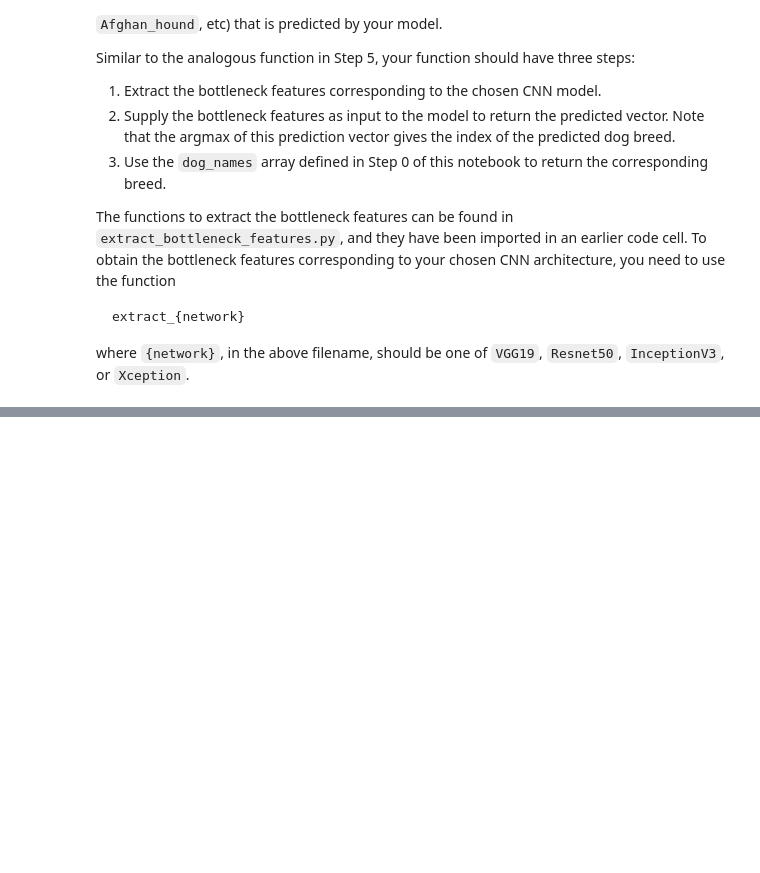
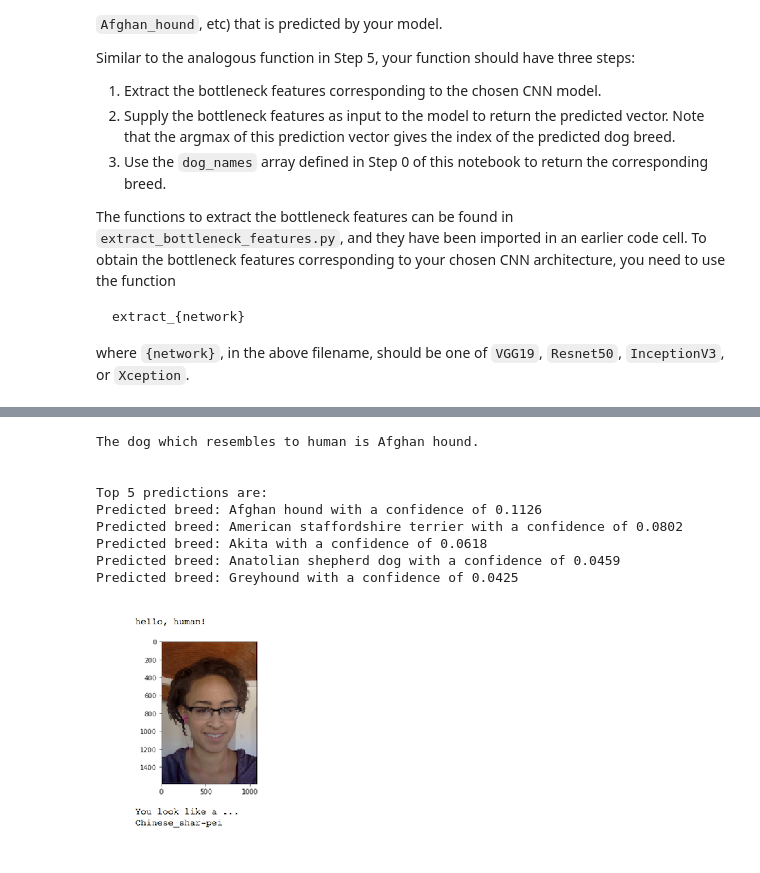
Before and after one commit to shafi-dayatar/deeplearning, a Jupyter notebook: dog-project/dog_app.ipynb, the cells around one changed output, grey strips where cells are left out. Cells and saved outputs as stored; diff of their text form; code cells hidden in the pictures; blank space fills up the shorter version.

```diff
--- a/dog-project/dog_app.ipynb
+++ b/dog-project/dog_app.ipynb
@@ -979,0 +1106,13 @@ make_prediction('images/d1.jpg')
+# %%
+make_prediction('images/sample_human_output.png')
+# %% [output]
+The dog which resembles to human is Afghan hound.
+
+
+Top 5 predictions are:
+Predicted breed: Afghan hound with a confidence of 0.1126
+Predicted breed: American staffordshire terrier with a confidence of 0.0802
+Predicted breed: Akita with a confidence of 0.0618
+Predicted breed: Anatolian shepherd dog with a confidence of 0.0459
+Predicted breed: Greyhound with a confidence of 0.0425
+[figure, added]
```
Also changed, not shown: parts of 30 cells of this notebook, 35 other files.
